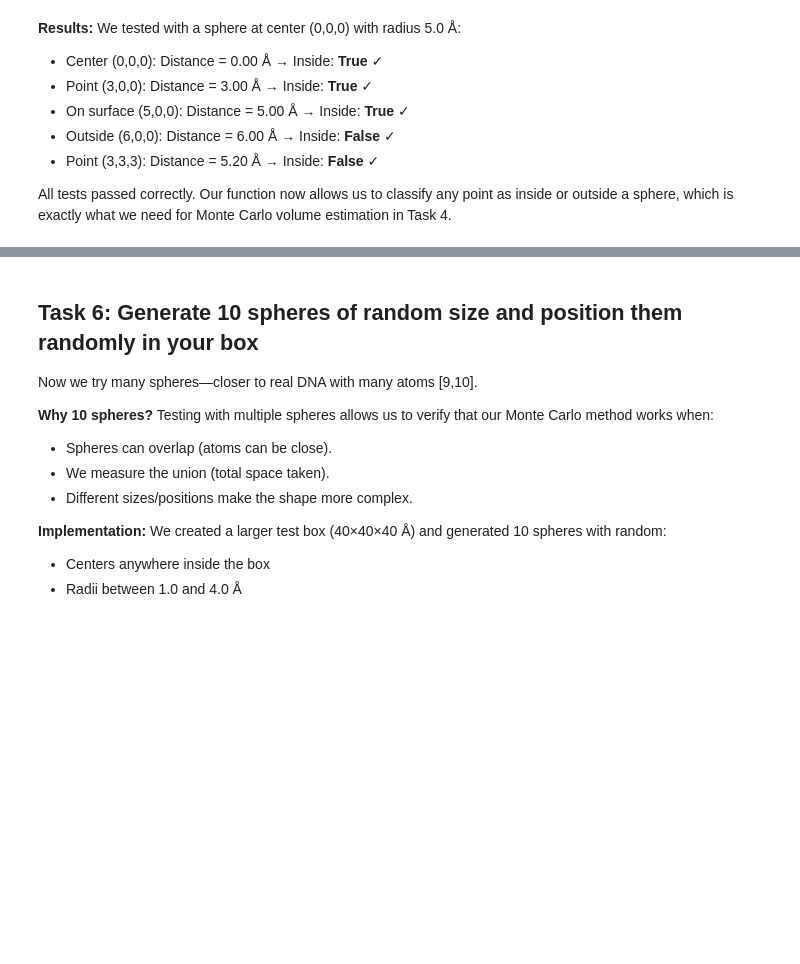
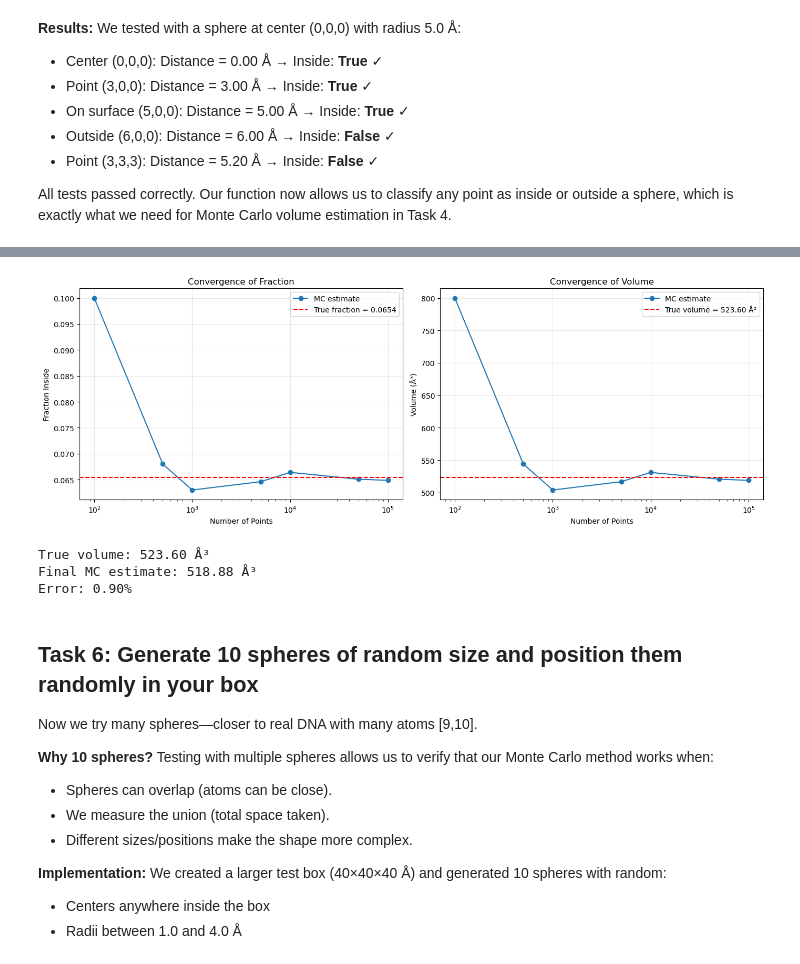
Before and after one commit to Odin-Troli19/Project3_MOD300_groupAplus, a Jupyter notebook: assignment3_notebook.ipynb, the cells around one changed output, grey strips where cells are left out. Drawn from its saved outputs; the diff is of its cells as text; code cells hidden in the pictures; blank space fills up the shorter version.

```diff
--- a/assignment3_notebook.ipynb
+++ b/assignment3_notebook.ipynb
@@ -211,3 +232,57 @@ All tests passed correctly. Our function now allows us to classify any point as
+# %%
+# Testing with single sphere
+test_sphere = dna.Sphere(0, 0, 0, radius=5.0)
+test_box = dna.SimulationBox((-10, 10), (-10, 10), (-10, 10))
+
+# Testing with different numbers of points
+n_points_list = [100, 500, 1000, 5000, 10000, 50000, 100000]
+fractions = []
+volumes = []
+
+for n_points in n_points_list:
+    volume, fraction = dna.monte_carlo_volume(test_box, [test_sphere], n_points)
+    fractions.append(fraction)
+    volumes.append(volume)
+
+true_volume = test_sphere.volume()
+
+# Here should be the plot results
+fig, (ax1, ax2) = plt.subplots(1, 2, figsize=(14, 5))
+
+# Fraction vs n_points
+ax1.plot(n_points_list, fractions, 'o-', label='MC estimate')
+ax1.axhline(y=true_volume/test_box.volume, color='r', linestyle='--',
+            label=f'True fraction = {true_volume/test_box.volume:.4f}')
+ax1.set_xlabel('Number of Points')
+ax1.set_ylabel('Fraction Inside')
+ax1.set_title('Convergence of Fraction')
+ax1.set_xscale('log')
+ax1.grid(True, alpha=0.3)
+ax1.legend()
+
+# Volume vs n_points
+ax2.plot(n_points_list, volumes, 'o-', label='MC estimate')
+ax2.axhline(y=true_volume, color='r', linestyle='--',
+            label=f'True volume = {true_volume:.2f} Å³')
+ax2.set_xlabel('Number of Points')
+ax2.set_ylabel('Volume (Å³)')
+ax2.set_title('Convergence of Volume')
+ax2.set_xscale('log')
+ax2.grid(True, alpha=0.3)
+ax2.legend()
+
+plt.tight_layout()
+plt.show()
+
+# Printing the results
+print(f"\nTrue volume: {true_volume:.2f} Å³")
+print(f"Final MC estimate: {volumes[-1]:.2f} Å³")
+print(f"Error: {abs(volumes[-1] - true_volume)/true_volume * 100:.2f}%")
+# %% [output]
+[figure, added]
+True volume: 523.60 Å³
+Final MC estimate: 518.88 Å³
+Error: 0.90%
 # %% [markdown]
 ## Task 6: Generate 10 spheres of random size and position them randomly in your box
 
```
Also changed, not shown: parts of 1 cell of this notebook.
